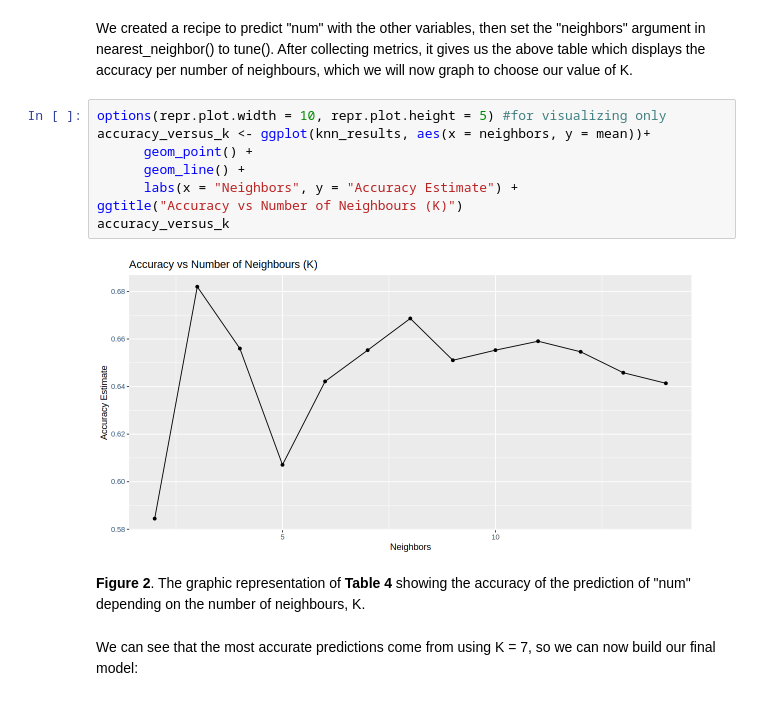
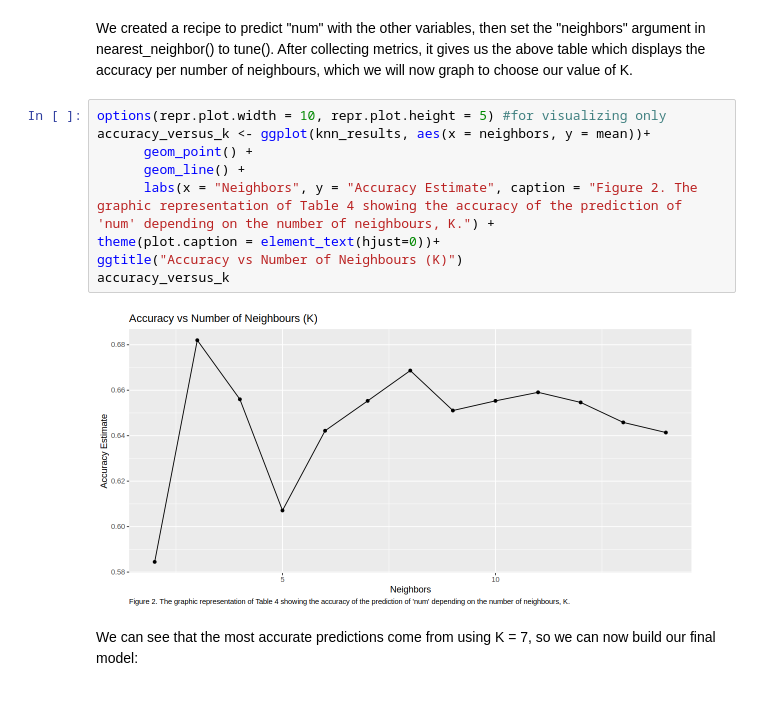
Before and after one commit to shellumang/dsci-100-2023w1-group-28, a Jupyter notebook: DSCI 100 proposal group 28 (4).ipynb, the cells around one changed output. Saved outputs shown, nothing was run; the diff lists cells and outputs as text.

```diff
--- a/DSCI 100 proposal group 28 (4).ipynb
+++ b/DSCI 100 proposal group 28 (4).ipynb
@@ -151,15 +152,14 @@ We created a recipe to predict "num" with the other variables, then set the "nei
 # %%
 options(repr.plot.width = 10, repr.plot.height = 5) #for visualizing only
 accuracy_versus_k <- ggplot(knn_results, aes(x = neighbors, y = mean))+
       geom_point() +
       geom_line() +
-      labs(x = "Neighbors", y = "Accuracy Estimate") +
+      labs(x = "Neighbors", y = "Accuracy Estimate", caption = "Figure 2. The graphic representation of Table 4 showing the accuracy of the prediction of 'num' depending on the number of neighbours, K.") +
+theme(plot.caption = element_text(hjust=0))+
 ggtitle("Accuracy vs Number of Neighbours (K)")
 accuracy_versus_k
 # %% [output]
-[figure, old version]
+[figure, new version]
-# %% [markdown]
-**Figure 2**. The graphic representation of **Table 4** showing the accuracy of the prediction of "num" depending on the number of neighbours, K.
 # %% [markdown]
 We can see that the most accurate predictions come from using K = 7, so we can now build our final model:
 # %%
```
Also changed, not shown: parts of 3 cells of this notebook.
